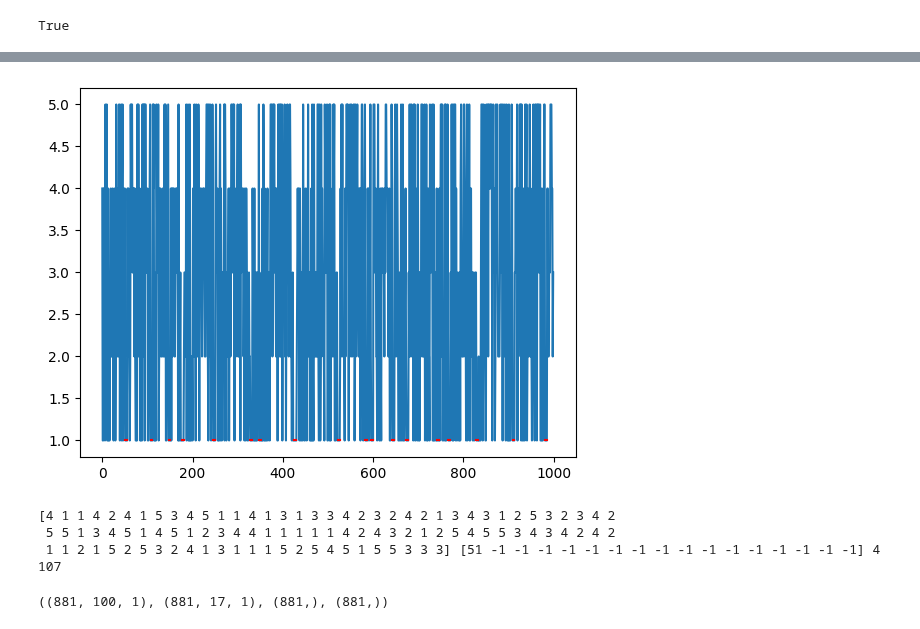
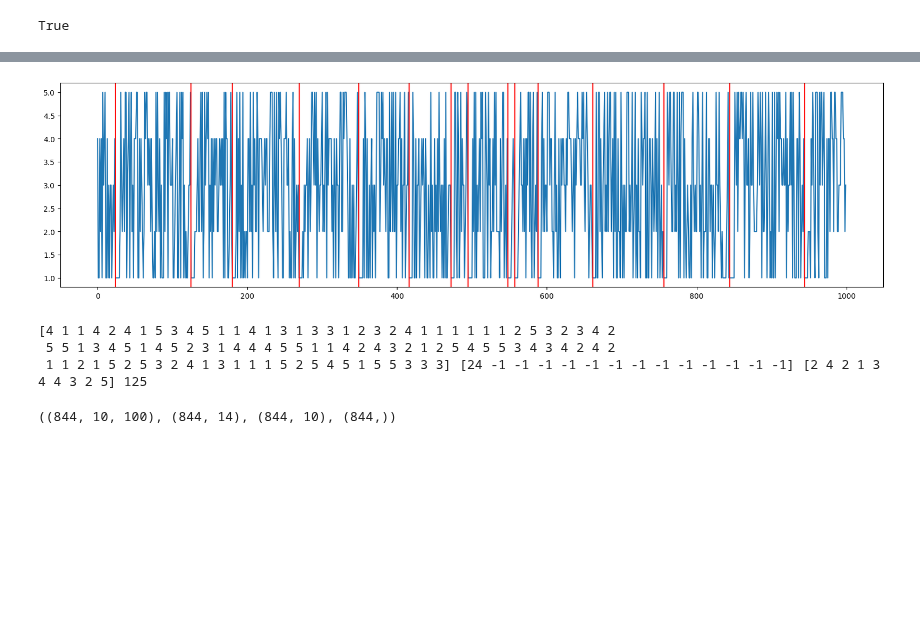
Before and after one commit to MiguelGarcaoSilva/motifpred, a Jupyter notebook: code/casestudy_syntheticdata.ipynb, the cells around one changed output, grey strips where cells are left out. Cells and saved outputs as stored; diff of their text form; code cells hidden in the pictures; blank space fills up the shorter version.

Commit message:
updated to multivariate

```diff
--- a/code/casestudy_syntheticdata.ipynb
+++ b/code/casestudy_syntheticdata.ipynb
@@ -33,7 +33,7 @@ View run at https://wandb.ai/mmgsilvawb/indexes_subsequence_lstm/runs/ew4rpygp
 # %%
-#create synthetic time series random uniform integers
+#create synthetic multivariate time series random uniform integers
 n = 1000
-data = np.random.randint(1, 6, n)
+data = np.random.randint(1, 6, (10, 1000)) #10 timeseries of length 1000
 
 #select random timewindows of length 5 without overlapping
 motif_indexes = []
@@ -76,18 +59,21 @@ Planted motifs: 18
 # %%
+variable_indexes = np.arange(10)
 #change the values of the time series in the selected timewindows to the motif pattern
 for idx in motif_indexes:
-    data[idx:idx+p] = motif_pattern
+    data[variable_indexes,idx:idx+p] = motif_pattern
 
 #introduce clue in the data
 for idx in motif_indexes:
-    data[idx-5:idx-2] = [1,2,3]
+    data[variable_indexes,idx-5:idx-2] = [1,2,3]
 
-#plot the data and in red the motif pattern
-plt.plot(data)
+#plot multivariate data using subplots in red the planted motifs
+plt.figure(figsize=(20,5))
+plt.plot(data[0])
 for idx in motif_indexes:
-    plt.plot(range(idx, idx+p), motif_pattern, 'r')
+    plt.axvline(x=idx, color='r')
+plt.show()
 # %% [output]
-[figure, old version]
+[figure, new version]
 # %%
 from keras.preprocessing.sequence import pad_sequences
 
@@ -120,18 +106,19 @@ past_window = 100 #window size
 step = 1 #step size for the sliding window
 forward_window = 50 #
 X1, X2, y1, y  = create_dataset(data, past_window=past_window, step=step, forward_window=forward_window, motif_indexes=motif_indexes)
-print(X1[0], X2[0], y1[0], y[0])
+print(X1[0,0], X2[0], y1[3], y[0])
 # %% [output]
-[4 1 1 4 2 4 1 5 3 4 5 1 1 4 1 3 1 3 3 4 2 3 2 4 2 1 3 4 3 1 2 5 3 2 3 4 2
- 5 5 1 3 4 5 1 4 5 1 2 3 4 4 1 1 1 1 1 4 2 4 3 2 1 2 5 4 5 5 3 4 3 4 2 4 2
- 1 1 2 1 5 2 5 3 2 4 1 3 1 1 1 5 2 5 4 5 1 5 5 3 3 3] [51 -1 -1 -1 -1 -1 -1 -1 -1 -1 -1 -1 -1 -1 -1 -1 -1] 4 107
+[4 1 1 4 2 4 1 5 3 4 5 1 1 4 1 3 1 3 3 1 2 3 2 4 1 1 1 1 1 1 2 5 3 2 3 4 2
+ 5 5 1 3 4 5 1 4 5 2 3 1 4 4 4 5 5 1 1 4 2 4 3 2 1 2 5 4 5 5 3 4 3 4 2 4 2
+ 1 1 2 1 5 2 5 3 2 4 1 3 1 1 1 5 2 5 4 5 1 5 5 3 3 3] [24 -1 -1 -1 -1 -1 -1 -1 -1 -1 -1 -1 -1 -1] [2 4 2 1 3 4 4 3 2 5] 125
+# %%
+X1.shape, X2.shape, y1.shape, y.shape
+# %% [output]
+((844, 10, 100), (844, 14), (844, 10), (844,))
 # %%
 #reshape input to be [samples, time steps, features]
-X1 = np.reshape(X1, (X1.shape[0],  X1.shape[1], 1))
-X2 = np.reshape(X2, (X2.shape[0],  X2.shape[1], 1))
-X1.shape, X2.shape, y1.shape, y.shape
+X1 = np.reshape(X1, (X1.shape[0], X1.shape[2], len(variable_indexes)))
+X2 = np.reshape(X2, (X2.shape[0], X2.shape[1], 1))
-# %% [output]
-((881, 100, 1), (881, 17, 1), (881,), (881,))
 # %%
 class BlockingTimeSeriesSplit():
   def __init__(self, n_splits):
```
Also changed, not shown: parts of 9 cells of this notebook.
